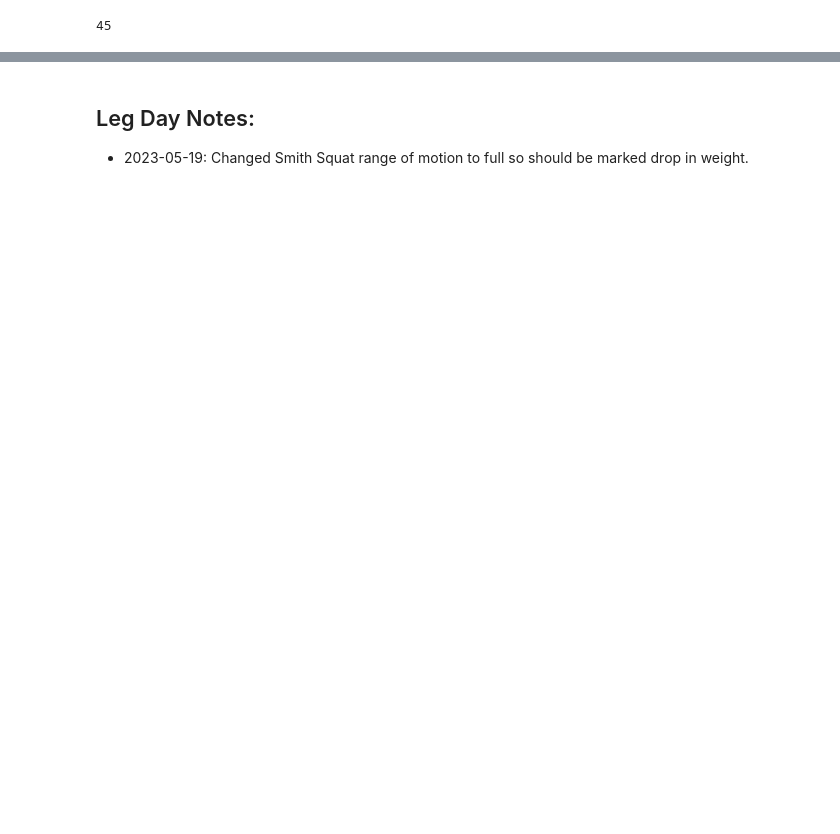
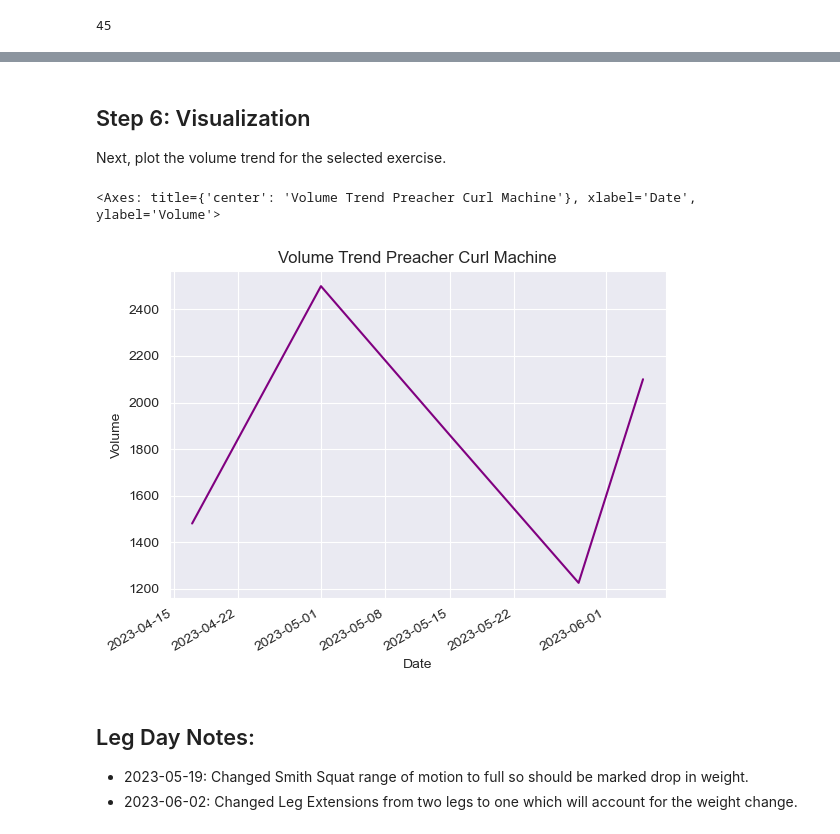
Before and after one commit to Artuk009/Case-Studies, a Jupyter notebook: MyFitnessAndNutrition/exercises.ipynb, the cells around one changed output, grey strips where cells are left out. Cells and saved outputs as stored; diff of their text form; code cells hidden in the pictures; blank space fills up the shorter version.

```diff
--- a/MyFitnessAndNutrition/exercises.ipynb
+++ b/MyFitnessAndNutrition/exercises.ipynb
@@ -96,0 +169,3 @@ current_exercises.to_sql('chest_day', sql_connection, if_exists='replace')
+# %%
+current_exercises['volume'] = current_exercises['weight'].astype(int) * current_exercises['reps'].astype(int)
+current_exercises.head()
@@ -96,0 +182,5 @@ current_exercises.to_sql('chest_day', sql_connection, if_exists='replace')
+# %%
+exercise = input("Enter Exercise for Volume Data: ")
+exercise_volume = current_exercises[current_exercises['name']==exercise]
+print("Mean volume:", exercise_volume['volume'].mean())
+exercise_volume
@@ -97,3 +196,15 @@ current_exercises.to_sql('chest_day', sql_connection, if_exists='replace')
+# %% [markdown]
+## Step 6: Visualization
+Next, plot the volume trend for the selected exercise.
+# %%
+exercise_volume.plot(
+  x='date', xlabel= "Date", y='volume', ylabel="Volume", title=f"Volume Trend {exercise}",
+  color='purple', legend=False
+)
+# %% [output]
+<Axes: title={'center': 'Volume Trend Preacher Curl Machine'}, xlabel='Date', ylabel='Volume'>
+[figure, added]
 # %% [markdown]
 ## Leg Day Notes:
 * 2023-05-19: Changed Smith Squat range of motion to full so should be marked drop in weight.
+* 2023-06-02: Changed Leg Extensions from two legs to one which will account for the weight change.
```
Also changed, not shown: parts of 29 cells of this notebook, 1 other file.
